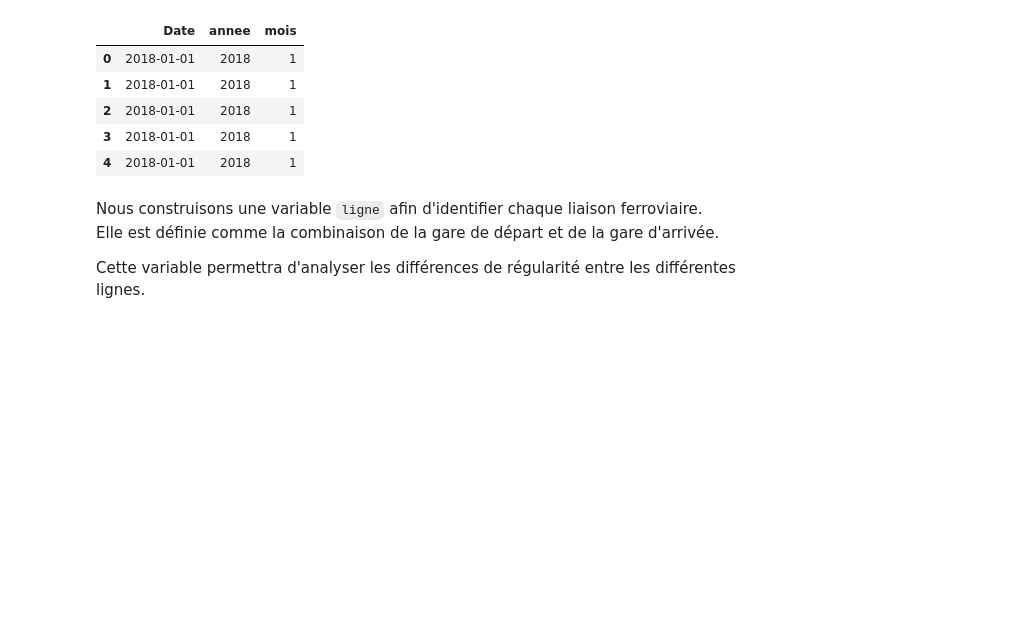
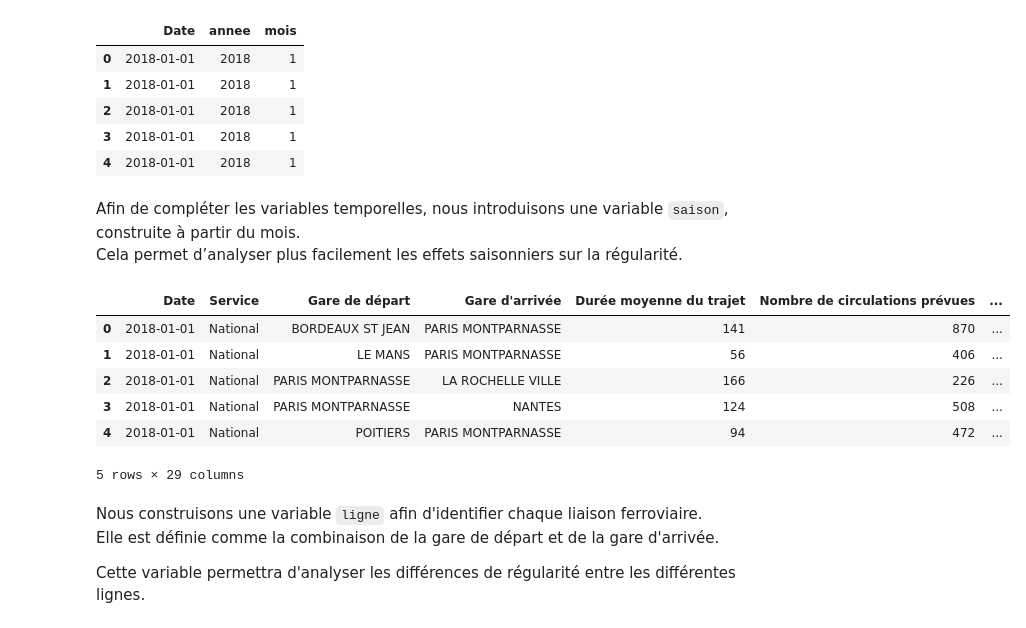
Before and after one commit to chamsisarra5-web/projet-info, a Jupyter notebook: projet_tgv.ipynb, the cells around one changed output. Saved outputs shown, nothing was run; the diff lists cells and outputs as text; code cells hidden in the pictures; blank space fills up the shorter version.

```diff
--- a/projet_tgv.ipynb
+++ b/projet_tgv.ipynb
@@ -119,6 +119,30 @@ df[["Date", "annee", "mois"]].head()
 | 2 | 2018-01-01 | 2018 | 1 |
 | 3 | 2018-01-01 | 2018 | 1 |
 | 4 | 2018-01-01 | 2018 | 1 |
+# %% [markdown]
+Afin de compléter les variables temporelles, nous introduisons une variable `saison`, construite à partir du mois.
+Cela permet d’analyser plus facilement les effets saisonniers sur la régularité.
+# %%
+def get_saison(mois):
+    if mois in [12, 1, 2]:
+        return "Hiver"
+    elif mois in [3, 4, 5]:
+        return "Printemps"
+    elif mois in [6, 7, 8]:
+        return "Été"
+    else:
+        return "Automne"
+
+df["saison"] = df["mois"].apply(get_saison)
+df.head()
+# %% [output]
+|  | Date | Service | Gare de départ | Gare d'arrivée | Durée moyenne du trajet | Nombre de circulations prévues | ... |
+| 0 | 2018-01-01 | National | BORDEAUX ST JEAN | PARIS MONTPARNASSE | 141 | 870 | ... |
+| 1 | 2018-01-01 | National | LE MANS | PARIS MONTPARNASSE | 56 | 406 | ... |
+| 2 | 2018-01-01 | National | PARIS MONTPARNASSE | LA ROCHELLE VILLE | 166 | 226 | ... |
+| 3 | 2018-01-01 | National | PARIS MONTPARNASSE | NANTES | 124 | 508 | ... |
+| 4 | 2018-01-01 | National | POITIERS | PARIS MONTPARNASSE | 94 | 472 | ... |
+5 rows × 29 columns
 # %% [markdown]
 Nous construisons une variable `ligne` afin d'identifier chaque liaison ferroviaire.
 Elle est définie comme la combinaison de la gare de départ et de la gare d'arrivée.
```
Also changed, not shown: parts of 4 cells of this notebook, 1 other file.
